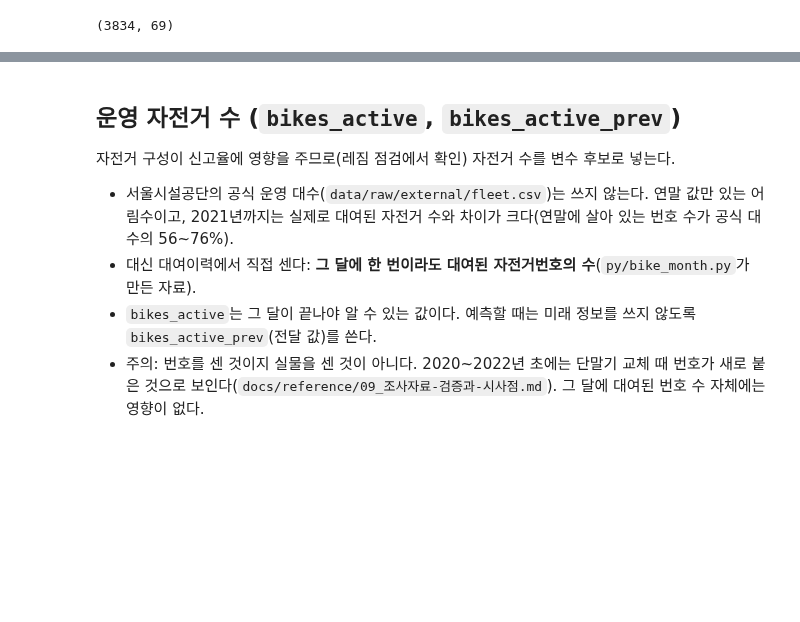
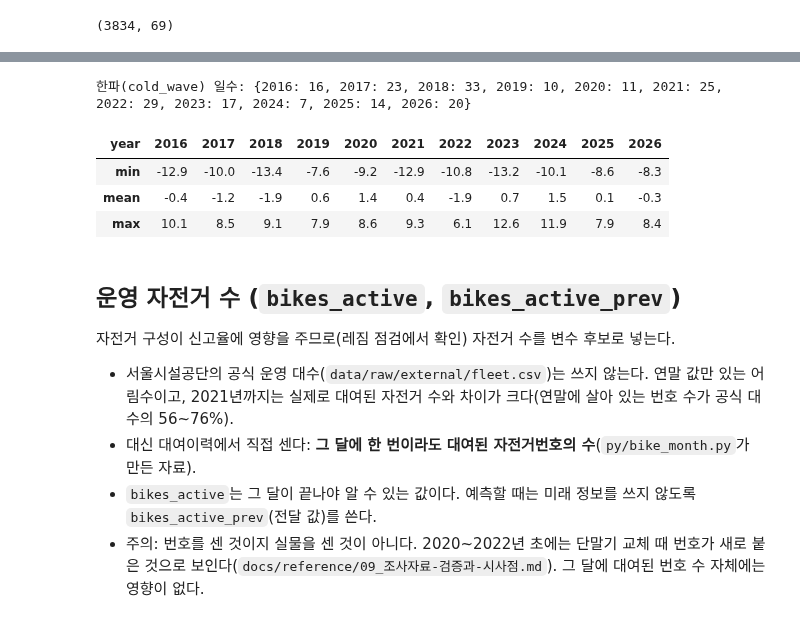
Before and after one commit to Junyeop-Shin/dareungi, a Jupyter notebook: notebooks/1A_Build_master.ipynb, the cells around one changed output, grey strips where cells are left out. Cells and saved outputs as stored; diff of their text form; code cells hidden in the pictures; blank space fills up the shorter version.

```diff
--- a/notebooks/1A_Build_master.ipynb
+++ b/notebooks/1A_Build_master.ipynb
@@ -513,3 +526,22 @@ m.shape
+# %%
+# 평년 기온: 2016~2023년 자료로 '날짜 → 평균기온' 곡선을 맞춘다(최소제곱). 설명변수는 계절 사인·코사인 4개 + 상수
+X = np.column_stack([np.ones(len(m)), m.fs1, m.fc1, m.fs2, m.fc2])
+fit = (m.year <= 2023).to_numpy()
+coef, *_ = np.linalg.lstsq(X[fit], m.tavg.to_numpy()[fit], rcond=None)
+m["tavg_normal"] = X @ coef                                   # 그 날짜의 평년 평균기온(℃)
+m["tavg_anom"] = m.tavg - m.tavg_normal                       # 평년보다 몇 ℃ 높은가(낮으면 음수)
+
+m["cold_wave"] = m.tavg <= -4                                 # 형태 1: 한파 더미
+m["winter_anom"] = m.tavg_anom.where(m.month.isin([12, 1, 2]), 0.0)   # 형태 2: 겨울의 기온 편차(겨울이 아니면 0)
+
+print("한파(cold_wave) 일수:", m.groupby("year").cold_wave.sum().to_dict())
+m[m.month.isin([12, 1, 2])].groupby("year").winter_anom.describe()[["min", "mean", "max"]].round(1).T
+# %% [output]
+한파(cold_wave) 일수: {2016: 16, 2017: 23, 2018: 33, 2019: 10, 2020: 11, 2021: 25, 2022: 29, 2023: 17, 2024: 7, 2025: 14, 2026: 20}
+| year | 2016 | 2017 | 2018 | 2019 | 2020 | 2021 | 2022 | 2023 | 2024 | 2025 | 2026 |
+| min | -12.9 | -10.0 | -13.4 | -7.6 | -9.2 | -12.9 | -10.8 | -13.2 | -10.1 | -8.6 | -8.3 |
+| mean | -0.4 | -1.2 | -1.9 | 0.6 | 1.4 | 0.4 | -1.9 | 0.7 | 1.5 | 0.1 | -0.3 |
+| max | 10.1 | 8.5 | 9.1 | 7.9 | 8.6 | 9.3 | 6.1 | 12.6 | 11.9 | 7.9 | 8.4 |
 # %% [markdown]
 ## 운영 자전거 수 (`bikes_active`, `bikes_active_prev`)
 
```
Also changed, not shown: parts of 3 cells of this notebook, 35 other files.
